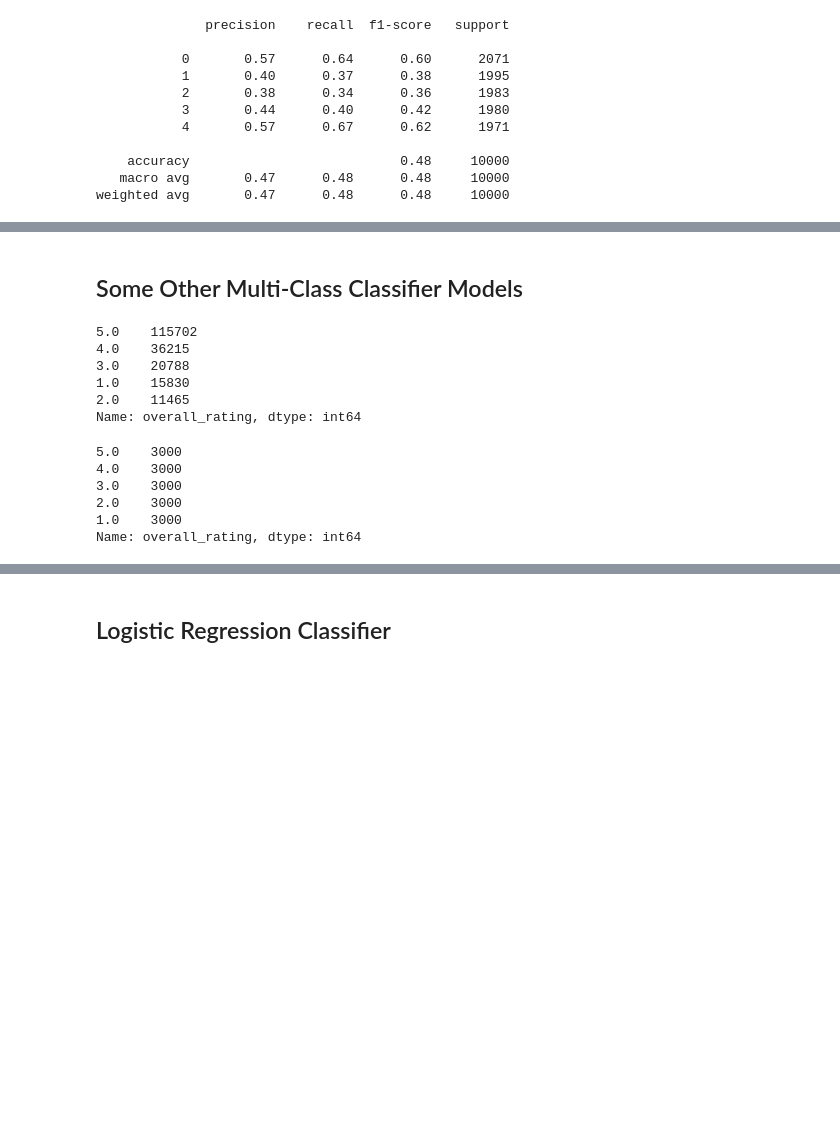
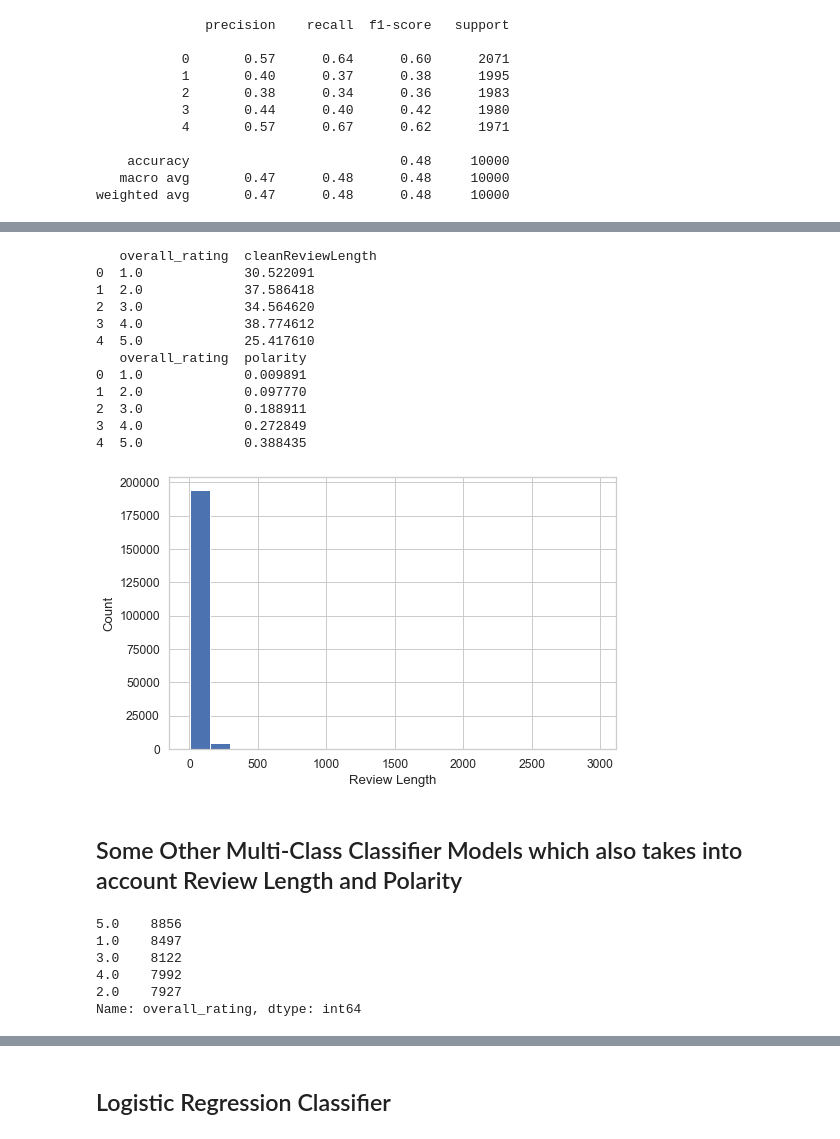
Before and after one commit to tapariaankit/SentimentAnalysis, a Jupyter notebook: ReviewAnalysis.ipynb, the cells around one changed output, grey strips where cells are left out. Saved outputs shown, nothing was run; the diff lists cells and outputs as text; code cells hidden in the pictures; blank space fills up the shorter version.

```diff
--- a/ReviewAnalysis.ipynb
+++ b/ReviewAnalysis.ipynb
@@ -371,26 +395,40 @@ weighted avg       0.47      0.48      0.48     10000
+# %%
+df_res = df_new[df_new['cleanReviewLength']>0]
+print(df_res.groupby('overall_rating', as_index=False)['cleanReviewLength'].mean())
+print(df_res.groupby('overall_rating', as_index=False)['polarity'].mean())
+
+sns.set(style='whitegrid', palette="deep", font_scale=1.1, rc={"figure.figsize": [8, 5]})
+sns.distplot(
+    (df_res['cleanReviewLength']), norm_hist=False, kde=False, bins=20, hist_kws={"alpha": 1}
+).set(xlabel='Review Length', ylabel='Count');
+# %% [output]
+   overall_rating  cleanReviewLength
+0  1.0             30.522091
+1  2.0             37.586418
+2  3.0             34.564620
+3  4.0             38.774612
+4  5.0             25.417610
+   overall_rating  polarity
+0  1.0             0.009891
+1  2.0             0.097770
+2  3.0             0.188911
+3  4.0             0.272849
+4  5.0             0.388435
+[figure, added]
 # %% [markdown]
-## Some Other Multi-Class Classifier Models
+## Some Other Multi-Class Classifier Models which also takes into account Review Length and Polarity
-# %%
-df_new=df_new.rename(columns = {'overall':'overall_rating'})
-df_new['overall_rating'].value_counts()
-# %% [output]
-5.0    115702
-4.0    36215
-3.0    20788
-1.0    15830
-2.0    11465
-Name: overall_rating, dtype: int64
 # %%
-df_res = pd.concat([df_new[df_new['overall_rating']==1.0].sample(n=3000),df_new[df_new['overall_rating']==2.0].sample(n=3000),
-                    df_new[df_new['overall_rating']==3.0].sample(n=3000),df_new[df_new['overall_rating']==4.0].sample(n=3000),
-                    df_new[df_new['overall_rating']==5.0].sample(n=3000)])
+df_res = pd.concat([df_new[df_new['overall_rating']==1.0].sample(n=10000),df_new[df_new['overall_rating']==2.0].sample(n=10000),
+                    df_new[df_new['overall_rating']==3.0].sample(n=10000),df_new[df_new['overall_rating']==4.0].sample(n=10000),
+                    df_new[df_new['overall_rating']==5.0].sample(n=10000)])
+df_res = df_res[df_res['cleanReviewLength']<50]
 df_res['overall_rating'].value_counts()
 # %% [output]
-5.0    3000
-4.0    3000
-3.0    3000
-2.0    3000
-1.0    3000
+5.0    8856
+1.0    8497
+3.0    8122
+4.0    7992
+2.0    7927
 Name: overall_rating, dtype: int64
 # %%
 
```
Also changed, not shown: parts of 13 cells of this notebook.
